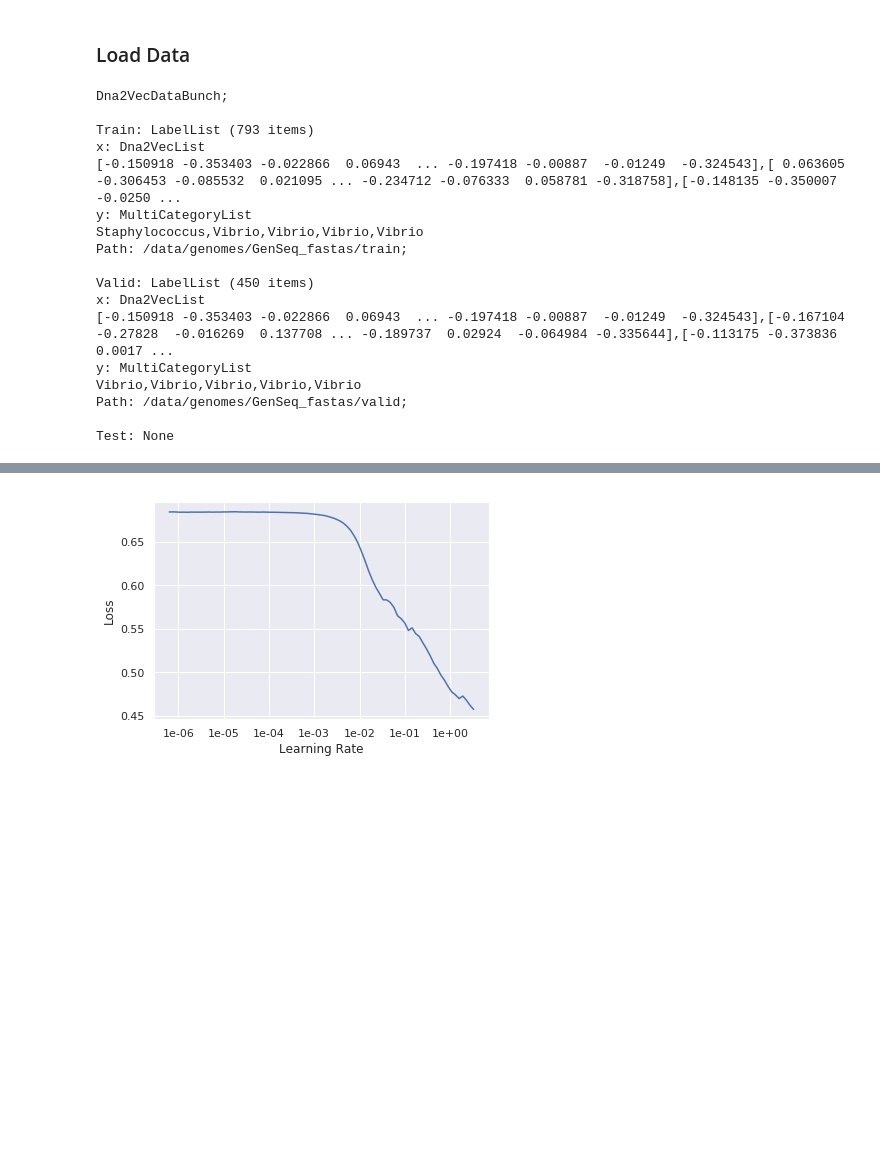
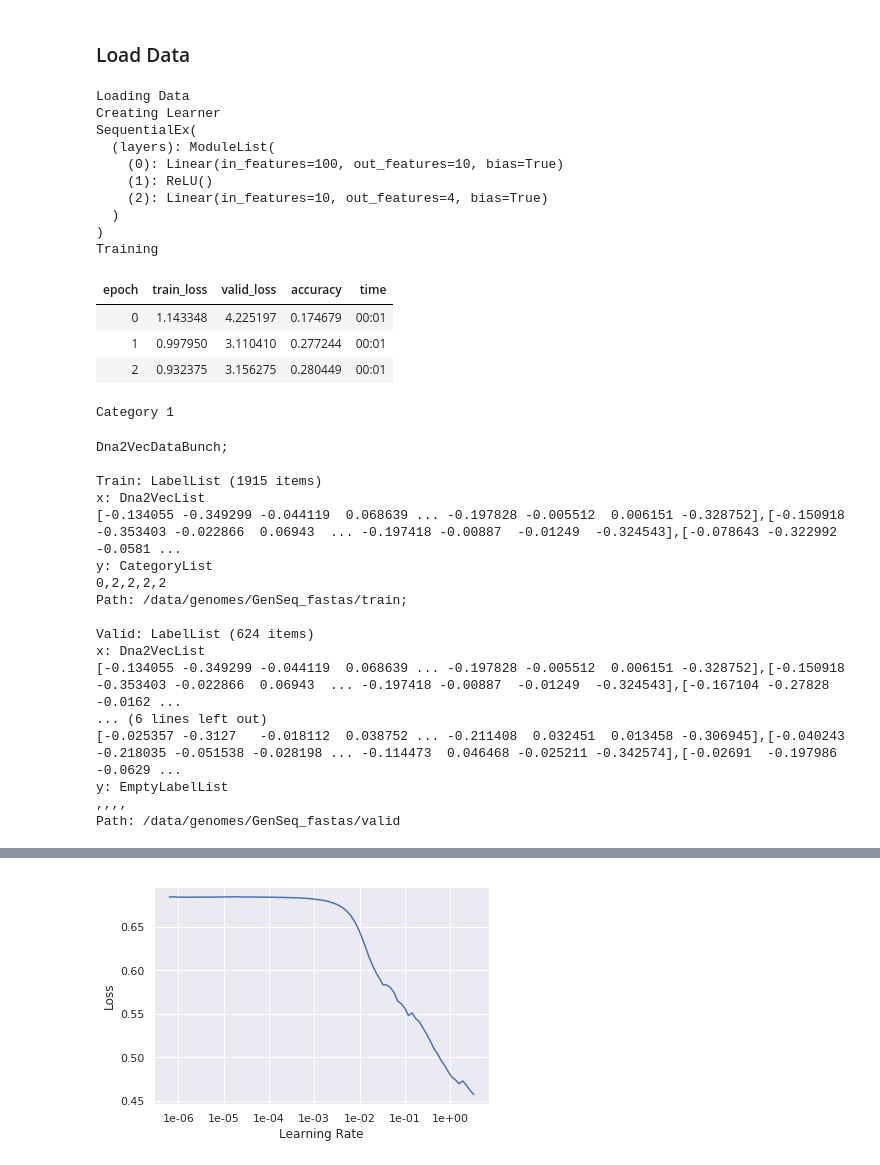
Before and after one commit to sergeman/fastai-genomic, a Jupyter notebook: ipynb/BacteriaClassifier.ipynb, the cells around one changed output, grey strips where cells are left out. Saved outputs shown, nothing was run; the diff lists cells and outputs as text; code cells hidden in the pictures; blank space fills up the shorter version.

```diff
--- a/ipynb/BacteriaClassifier.ipynb
+++ b/ipynb/BacteriaClassifier.ipynb
@@ -34,37 +38,67 @@ import torch.nn.functional as F
 # %%
 #export
-# word_vectors = Word2Vec.load_word2vec_format('/data/genomes/embeddings/dna2vec-20190612-1611-k10to10-100d-10c-4870Mbp-sliding-kPR.w2v')
-word_vectors = Word2Vec.load_word2vec_format('/data/genomes/embeddings/dna2vec-20190611-1940-k8to8-100d-10c-4870Mbp-sliding-LmP.w2v')
+print("Loading embedding")
+word_vectors = Word2Vec.load_word2vec_format('../faigen/pretrained/embeddings/dna2vec-20190611-1940-k8to8-100d-10c-4870Mbp-sliding-LmP.w2v')
 # %%
 #export
+print("Loading Data")
 DB="/data/genomes/GenSeq_fastas"
 # DB='/home/serge/development/genomes/ncbi-genomes-2019-04-07/bacterial genomes'
 
-filters=[partial(regex_filter, rx="Staphylococcus|Vibrio|Rhizobium"),partial(regex_filter, rx="plasmid?\s", keep=False)]
+filters=[partial(regex_filter, rx="Bacillus|Staphylococcus|Vibrio|Rhizobium"),partial(regex_filter, rx="plasmid?\s", keep=False)]
 #        partial(count_filter,num_fastas=(1,1), keep=1)]
 
-bunch = Dna2VecDataBunch.from_folder(DB,
+bunch = Dna2VecDataBunch.from_folder(DB,test="test",
              filters=filters,
              labeler=lambda x: x.split()[1],
              emb=word_vectors,ngram=8,skip=0,
-             n_cpus=7,agg=partial(np.mean, axis=0), one_hot=True,bs=30)
+             n_cpus=7,agg=partial(np.mean, axis=0))
+
+print("Creating Learner")
+layers=[nn.Linear(bunch.train_dl.x.c,10),nn.ReLU(),
+        nn.Linear(10,bunch.train_dl.y.c)]
+bac_classifier = SequentialEx(*layers)
+print(bac_classifier)
+learn = Learner(bunch, bac_classifier, metrics=[accuracy])
+
+print ("Training")
+learn.fit_one_cycle(3,5e-2)
+# %% [output]
+Loading Data
+Creating Learner
+SequentialEx(
+  (layers): ModuleList(
+    (0): Linear(in_features=100, out_features=10, bias=True)
+    (1): ReLU()
+    (2): Linear(in_features=10, out_features=4, bias=True)
+  )
+)
+Training
+| epoch | train_loss | valid_loss | accuracy | time |
+| 0 | 1.143348 | 4.225197 | 0.174679 | 00:01 |
+| 1 | 0.997950 | 3.110410 | 0.277244 | 00:01 |
+| 2 | 0.932375 | 3.156275 | 0.280449 | 00:01 |
+# %%
+bunch.valid_ds.y[3]
+# %% [output]
+Category 1
 # %%
 bunch
 # %% [output]
 Dna2VecDataBunch;
 
-Train: LabelList (793 items)
+Train: LabelList (1915 items)
 x: Dna2VecList
-[-0.150918 -0.353403 -0.022866  0.06943  ... -0.197418 -0.00887  -0.01249  -0.324543],[ 0.063605 -0.306453 -0.085532  0.021095 ... -0.234712 -0.076333  0.058781 -0.318758],[-0.148135 -0.350007 -0.0250 ...
-y: MultiCategoryList
-Staphylococcus,Vibrio,Vibrio,Vibrio,Vibrio
+[-0.134055 -0.349299 -0.044119  0.068639 ... -0.197828 -0.005512  0.006151 -0.328752],[-0.150918 -0.353403 -0.022866  0.06943  ... -0.197418 -0.00887  -0.01249  -0.324543],[-0.078643 -0.322992 -0.0581 ...
+y: CategoryList
+0,2,2,2,2
 Path: /data/genomes/GenSeq_fastas/train;
 
-Valid: LabelList (450 items)
+Valid: LabelList (624 items)
 x: Dna2VecList
-[-0.150918 -0.353403 -0.022866  0.06943  ... -0.197418 -0.00887  -0.01249  -0.324543],[-0.167104 -0.27828  -0.016269  0.137708 ... -0.189737  0.02924  -0.064984 -0.335644],[-0.113175 -0.373836  0.0017 ...
-y: MultiCategoryList
-Vibrio,Vibrio,Vibrio,Vibrio,Vibrio
-Path: /data/genomes/GenSeq_fastas/valid;
-
-Test: None
+[-0.134055 -0.349299 -0.044119  0.068639 ... -0.197828 -0.005512  0.006151 -0.328752],[-0.150918 -0.353403 -0.022866  0.06943  ... -0.197418 -0.00887  -0.01249  -0.324543],[-0.167104 -0.27828  -0.0162 ...
+... (6 lines left out)
+[-0.025357 -0.3127   -0.018112  0.038752 ... -0.211408  0.032451  0.013458 -0.306945],[-0.040243 -0.218035 -0.051538 -0.028198 ... -0.114473  0.046468 -0.025211 -0.342574],[-0.02691  -0.197986 -0.0629 ...
+y: EmptyLabelList
+,,,,
+Path: /data/genomes/GenSeq_fastas/valid
```
Also changed, not shown: parts of 38 cells of this notebook, 1 other file.
